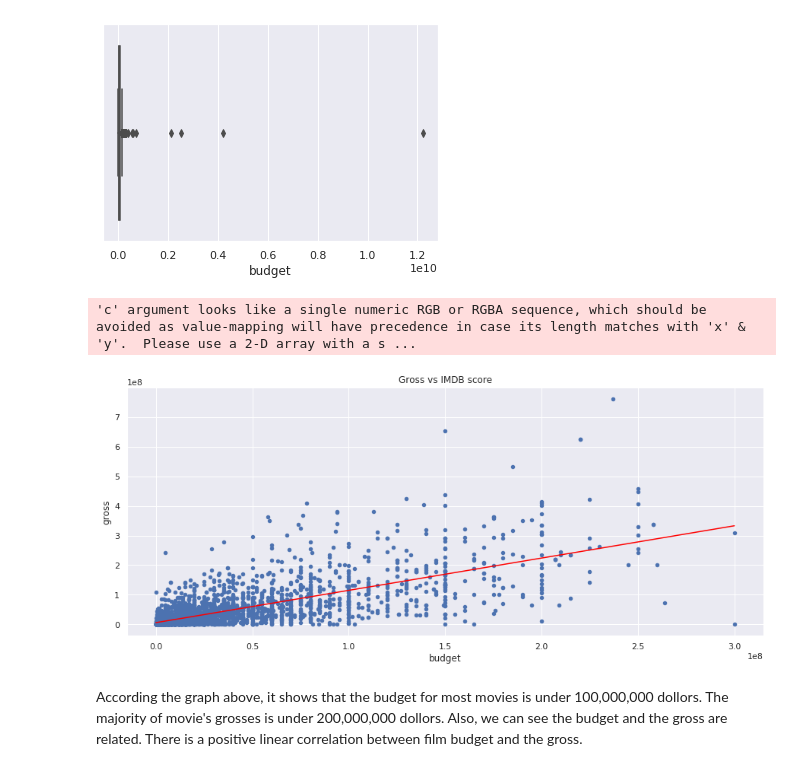
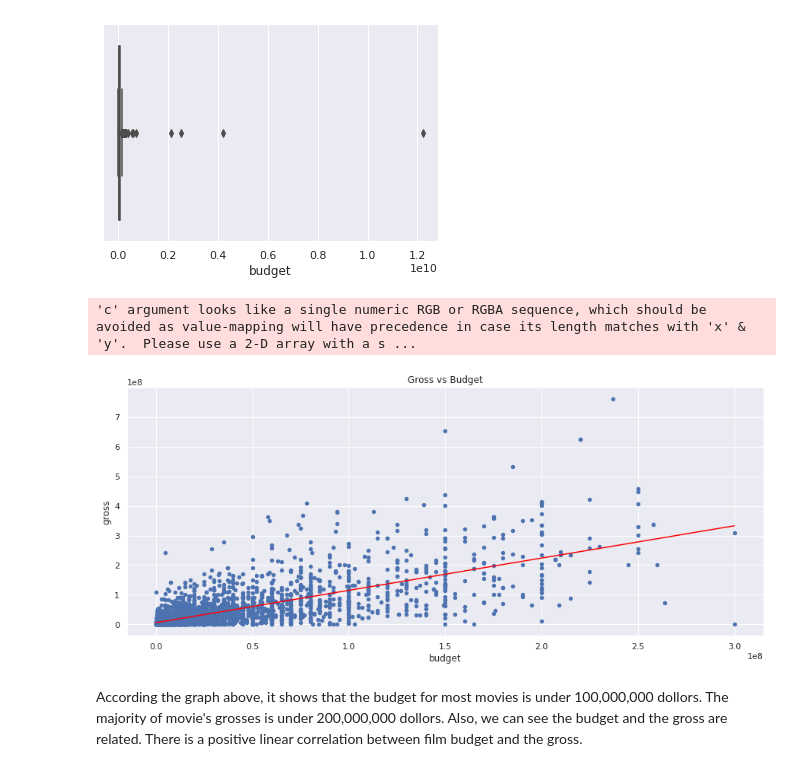
Before and after one commit to mookee233/final_tutorial, a Jupyter notebook: draft.ipynb, the cells around one changed output. Saved outputs shown, nothing was run; the diff lists cells and outputs as text; code cells hidden in the pictures.

```diff
--- a/draft.ipynb
+++ b/draft.ipynb
@@ -209,16 +217,16 @@ movies1 = movies[movies["budget"]<300000000]
 [figure]
 # %%
 grossbudplot = movies2[['gross', 'budget']]
-grossbudplot.plot(kind = 'scatter', y = 'gross', x = 'budget',figsize = (15,6), title = "Gross vs IMDB score" )
+grossbudplot.plot(kind = 'scatter', y = 'gross', x = 'budget',figsize = (15,6), title = "Gross vs Budget" )
 model1 = LinearRegression()
 model1.fit(movies2[['budget']],movies2['gross'])
 a1 = np.linspace(min(movies2['budget']),max(movies2['budget']),100)
 a2 = model1.coef_*a1 + model1.intercept_
 plt.plot(a1, a2, color='red')
 plt.show()
 # %% [output]
 'c' argument looks like a single numeric RGB or RGBA sequence, which should be avoided as value-mapping will have precedence in case its length matches with 'x' & 'y'.  Please use a 2-D array with a s ...
-[figure, old version]
+[figure, new version]
 # %% [markdown]
 According the graph above, it shows that the budget for most movies is under 100,000,000 dollors. The majority of movie's grosses is under 200,000,000 dollors. Also, we can see the budget and the gross are related. There is a positive linear correlation between film budget and the gross.
 # %% [markdown]
```
Also changed, not shown: parts of 13 cells of this notebook, 1 other file.
